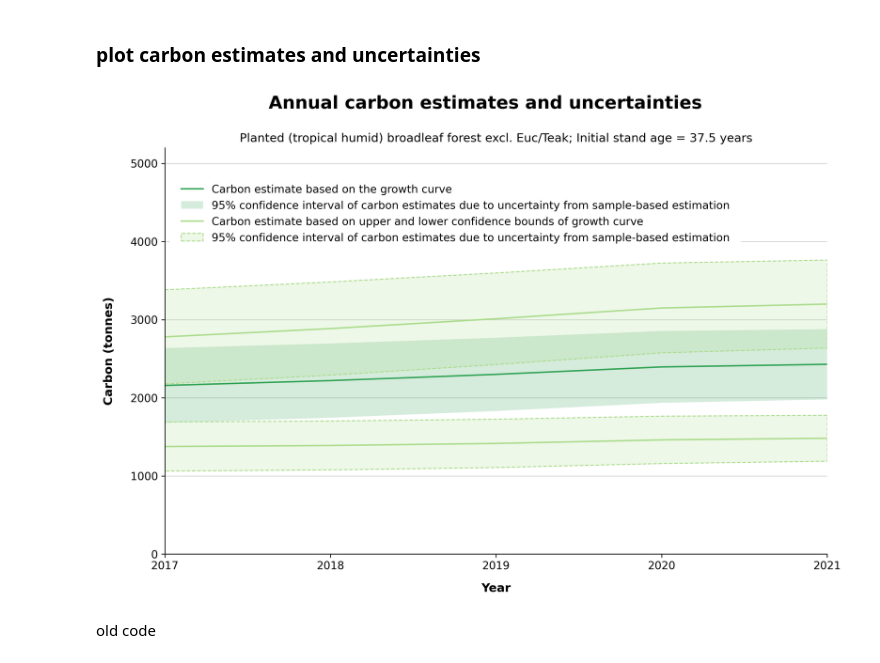
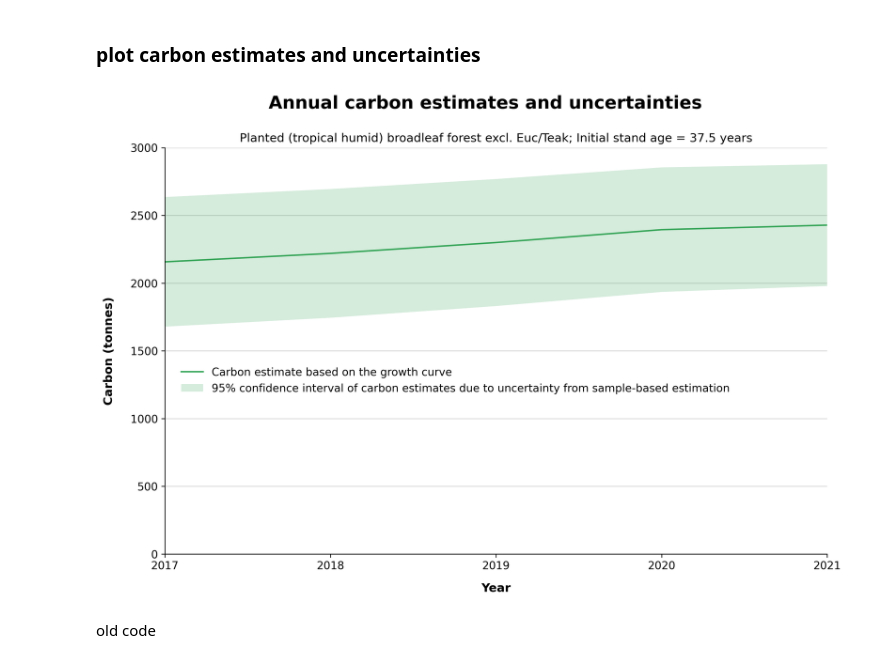
Before and after one commit to Tianchi-Liu/TerraBio, a Jupyter notebook: area_estimation/code/plot_carbon_estimate_uncertainty.ipynb, the cells around one changed output. Cells and saved outputs as stored; diff of their text form; code cells hidden in the pictures.

Commit message:
update farm carbon plot from `c86c96b`: excl. uncertainties of growth func.

```diff
--- a/area_estimation/code/plot_carbon_estimate_uncertainty.ipynb
+++ b/area_estimation/code/plot_carbon_estimate_uncertainty.ipynb
@@ -62,46 +55,46 @@ yellow2green = [[rgb/256 for rgb in rgb_lst] for rgb_lst in yellow2green256]
 
 # plot
 fig, ax = plt.subplots(1, figsize=(12,12*.618), dpi=300)
 ## estimate
 ax.plot(data.year, data.C, color=greens[2], label='Carbon estimate based on the growth curve')
 ## ci
 ax.fill_between(data.year, data.C_lo, data.C_up,
                 alpha=0.2, color=greens[2], edgecolor=None,
                 label='95% confidence interval of carbon estimates due to uncertainty from sample-based estimation')
 
-ax.plot(data.year, data.upC, color=yellow2green[1],
-        label='Carbon estimate based on upper and lower confidence bounds of growth curve')
-ax.fill_between(data.year, data.upC_lo, data.upC_up,
-                facecolor=yellow2green[1]+[0.2], edgecolor=yellow2green[1]+[1],
-                linestyle='--',
-                label='95% confidence interval of carbon estimates due to uncertainty from sample-based estimation')
+# ax.plot(data.year, data.upC, color=yellow2green[1],
+#         label='Carbon estimate based on upper and lower confidence bounds of growth curve')
+# ax.fill_between(data.year, data.upC_lo, data.upC_up,
+#                 facecolor=yellow2green[1]+[0.2], edgecolor=yellow2green[1]+[1],
+#                 linestyle='--',
+#                 label='95% confidence interval of carbon estimates due to uncertainty from sample-based estimation')
 
-ax.plot(data.year, data.loC, color=yellow2green[1])
-ax.fill_between(data.year, data.loC_lo, data.loC_up,
-                facecolor=yellow2green[1]+[0.2], edgecolor=yellow2green[1]+[1],
-                linestyle='--')
+# ax.plot(data.year, data.loC, color=yellow2green[1])
+# ax.fill_between(data.year, data.loC_lo, data.loC_up,
+#                 facecolor=yellow2green[1]+[0.2], edgecolor=yellow2green[1]+[1],
+#                 linestyle='--')
 # aesthetics
 ax.spines['right'].set_visible(False)
 ax.spines['top'].set_visible(False)
 ax.grid(axis='y', color='lightgrey')
 ax.set_axisbelow(True)
 ax.set_xticks(range(2016,2022,1))
 plt.setp(ax.get_xticklabels(), fontsize=11)
 plt.setp(ax.get_yticklabels(), fontsize=11)
 ax.set_xlim(2017,2021)
-ax.set_ylim(0,5200)
+ax.set_ylim(0,3000)
 # labels
 ax.set_xlabel('Year', labelpad=11, fontsize=12, fontweight='bold')
 ax.set_ylabel('Carbon (tonnes)', labelpad=16, fontsize=12, fontweight='bold')
-ax.legend(loc='upper left', bbox_to_anchor=(0, 0.95), framealpha=1,
+ax.legend(loc='upper left', bbox_to_anchor=(0, 0.5), framealpha=1,
           fontsize=11, facecolor='white', edgecolor='white', borderpad=1)
 plt.suptitle('Annual carbon estimates and uncertainties', fontsize=18, fontweight='bold')
 plt.title(forest_type_full+'; Initial stand age = '+str(stand_age)+' years')
 # save figure
 plt.savefig('../results/C_'+sample_design+'estimate_ci_start'+str(stand_age).replace('.', '-')+'_'+forest_type+'.png',
            bbox_inches='tight', facecolor='white')
 # %% [output]
-[figure, old version]
+[figure, new version]
 # %% [markdown]
 old code
 # %%
```
Also changed, not shown: parts of 4 cells of this notebook, 1 other file.
